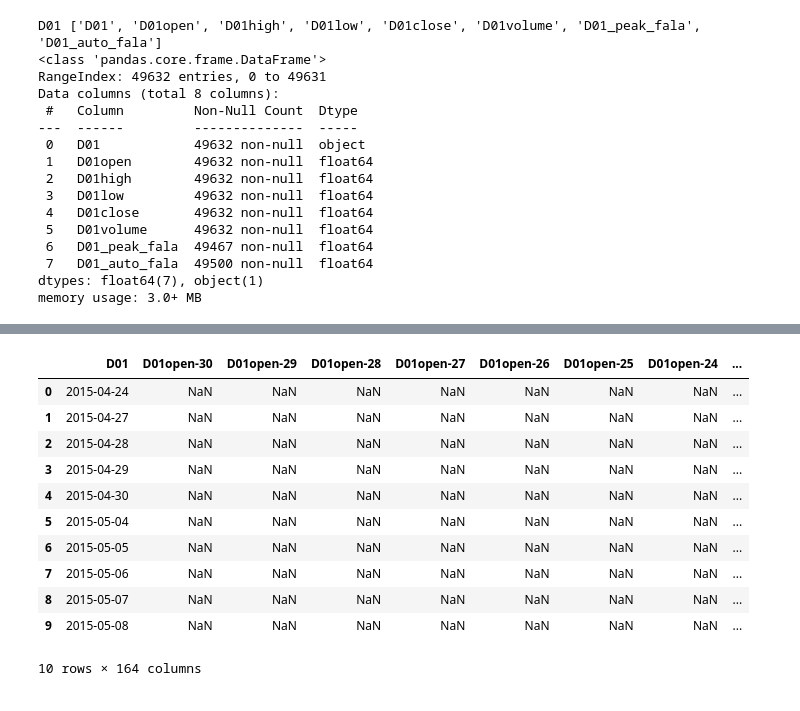
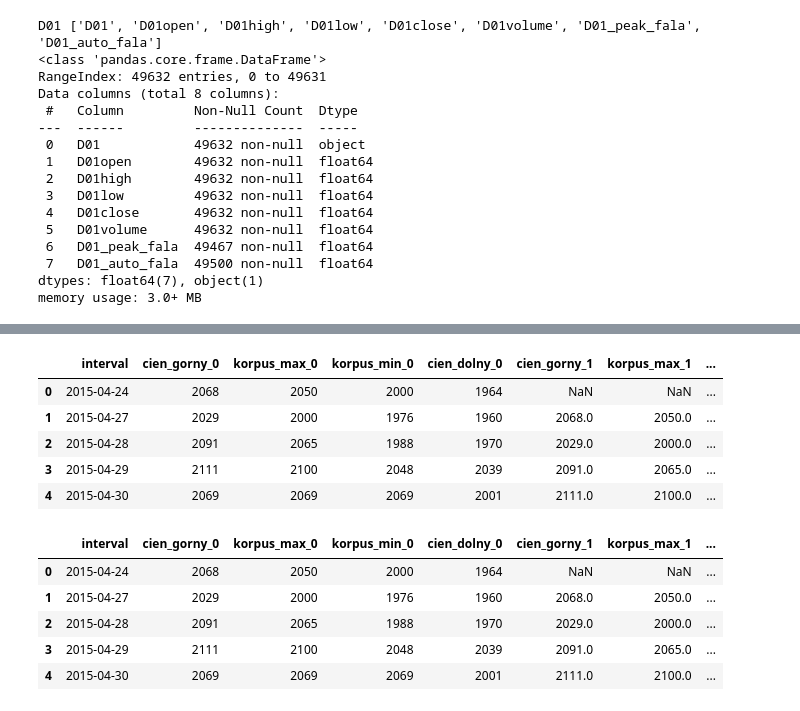
Before and after one commit to velblu/ML-datasets, a Jupyter notebook: new_start.ipynb, the cells around one changed output, grey strips where cells are left out. Saved outputs shown, nothing was run; the diff lists cells and outputs as text; code cells hidden in the pictures.

```diff
--- a/new_start.ipynb
+++ b/new_start.ipynb
@@ -266,15 +301,49 @@ Wall time: 305 ms
-# %%
-data.head(10)
-# %% [output]
-|  | D01 | D01open-30 | D01open-29 | D01open-28 | D01open-27 | D01open-26 | D01open-25 | D01open-24 | ... |
-| 0 | 2015-04-24 | NaN | NaN | NaN | NaN | NaN | NaN | NaN | ... |
-| 1 | 2015-04-27 | NaN | NaN | NaN | NaN | NaN | NaN | NaN | ... |
-| 2 | 2015-04-28 | NaN | NaN | NaN | NaN | NaN | NaN | NaN | ... |
-| 3 | 2015-04-29 | NaN | NaN | NaN | NaN | NaN | NaN | NaN | ... |
-| 4 | 2015-04-30 | NaN | NaN | NaN | NaN | NaN | NaN | NaN | ... |
-| 5 | 2015-05-04 | NaN | NaN | NaN | NaN | NaN | NaN | NaN | ... |
-| 6 | 2015-05-05 | NaN | NaN | NaN | NaN | NaN | NaN | NaN | ... |
-| 7 | 2015-05-06 | NaN | NaN | NaN | NaN | NaN | NaN | NaN | ... |
-| 8 | 2015-05-07 | NaN | NaN | NaN | NaN | NaN | NaN | NaN | ... |
-| 9 | 2015-05-08 | NaN | NaN | NaN | NaN | NaN | NaN | NaN | ... |
-10 rows × 164 columns
+# %%
+X_out: pd.DataFrame = data.copy()
+
+# określam budowę świec - bieżącej i poprzedzającej
+candles: pd.DataFrame = X_out['interval'].to_frame().copy()
+
+for period_sufix in ['_1', '_0']:
+  candles['cien_gorny'+period_sufix] = X_out['high'+period_sufix]
+  candles['korpus_max'+period_sufix] = np.where(
+                    X_out['open'+period_sufix] > X_out['close'+period_sufix],
+                    X_out['open'+period_sufix],
+                    X_out['close'+period_sufix])
+  candles['korpus_min'+period_sufix] = np.where(
+                    X_out['open'+period_sufix] > X_out['close'+period_sufix],
+                    X_out['close'+period_sufix],
+                    X_out['open'+period_sufix])
+  candles['cien_dolny'+period_sufix] = X_out['low'+period_sufix]
+candles.head()
+# %% [output]
+|  | interval | cien_gorny_0 | korpus_max_0 | korpus_min_0 | cien_dolny_0 | cien_gorny_1 | korpus_max_1 | ... |
+| 0 | 2015-04-24 | 2068 | 2050 | 2000 | 1964 | NaN | NaN | ... |
+| 1 | 2015-04-27 | 2029 | 2000 | 1976 | 1960 | 2068.0 | 2050.0 | ... |
+| 2 | 2015-04-28 | 2091 | 2065 | 1988 | 1970 | 2029.0 | 2000.0 | ... |
+| 3 | 2015-04-29 | 2111 | 2100 | 2048 | 2039 | 2091.0 | 2065.0 | ... |
+| 4 | 2015-04-30 | 2069 | 2069 | 2069 | 2001 | 2111.0 | 2100.0 | ... |
+# %%
+# Reguła  korpusów
+# wzrostowa: Jeśli w fali wzrostowej maksima korpusów są coraz wyżej
+# to fala się nie zmienia.
+candles['wzrost_regula_cieni'] = np.where(
+                            candles['korpus_max_1'] < candles['korpus_max_0'],
+                            True,
+                            False)
+
+# spadkowa: Jeśli w fali spadkowej minima korpusów są coraz niżej
+# to fala się nie zmienia.
+
+candles['spadek_regula_cieni'] = np.where(
+                            candles['korpus_min_1'] > candles['korpus_min_0'],
+                            True,
+                            False)
+candles.head()
+# %% [output]
+|  | interval | cien_gorny_0 | korpus_max_0 | korpus_min_0 | cien_dolny_0 | cien_gorny_1 | korpus_max_1 | ... |
+| 0 | 2015-04-24 | 2068 | 2050 | 2000 | 1964 | NaN | NaN | ... |
+| 1 | 2015-04-27 | 2029 | 2000 | 1976 | 1960 | 2068.0 | 2050.0 | ... |
+| 2 | 2015-04-28 | 2091 | 2065 | 1988 | 1970 | 2029.0 | 2000.0 | ... |
+| 3 | 2015-04-29 | 2111 | 2100 | 2048 | 2039 | 2091.0 | 2065.0 | ... |
+| 4 | 2015-04-30 | 2069 | 2069 | 2069 | 2001 | 2111.0 | 2100.0 | ... |
```
Also changed, not shown: parts of 16 cells of this notebook.
